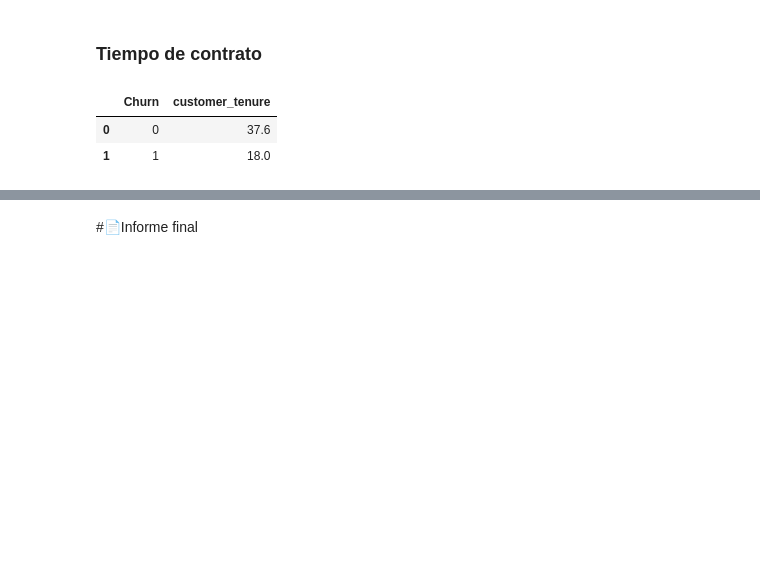
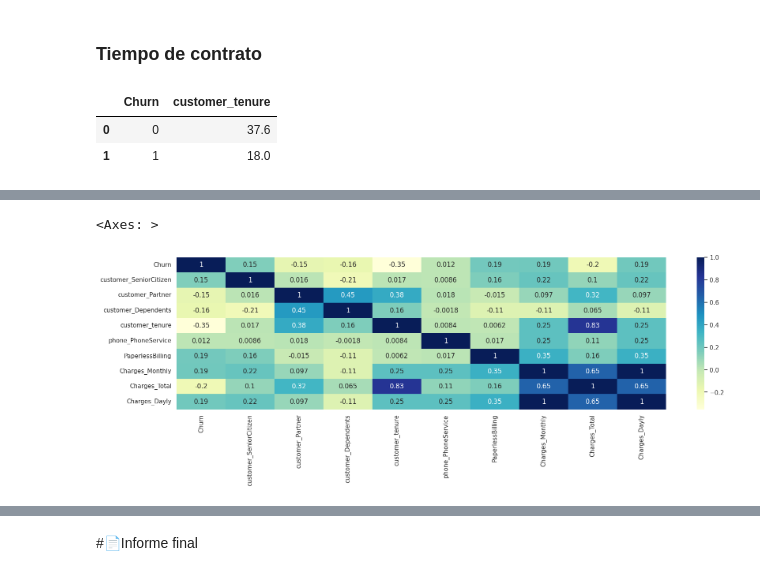
Before and after one commit to Fvargasv/Challenge-X-, a Jupyter notebook: TelecomX_LATAM.ipynb, the cells around one changed output, grey strips where cells are left out. Drawn from its saved outputs; the diff is of its cells as text; code cells hidden in the pictures; blank space fills up the shorter version.

```diff
--- a/TelecomX_LATAM.ipynb
+++ b/TelecomX_LATAM.ipynb
@@ -658,0 +673,3 @@ fig.show()
+# %%
+df = datos.drop(columns=datos.select_dtypes(exclude=['number']).columns.tolist())
+df.head()
@@ -658,0 +683,7 @@ fig.show()
+# %%
+import seaborn as sb
+sb.set(rc={'figure.figsize':(20,5)})
+sb.heatmap(df.corr(), annot=True, cmap="YlGnBu")
+# %% [output]
+<Axes: >
+[figure, added]
```
Also changed, not shown: parts of 8 cells of this notebook.
